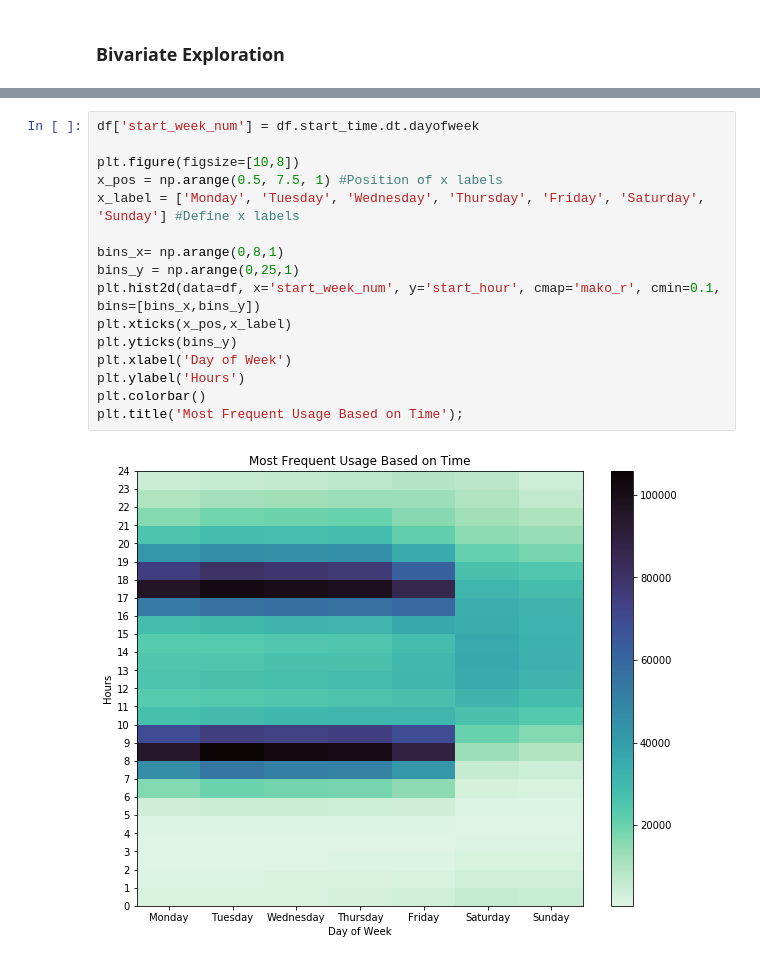
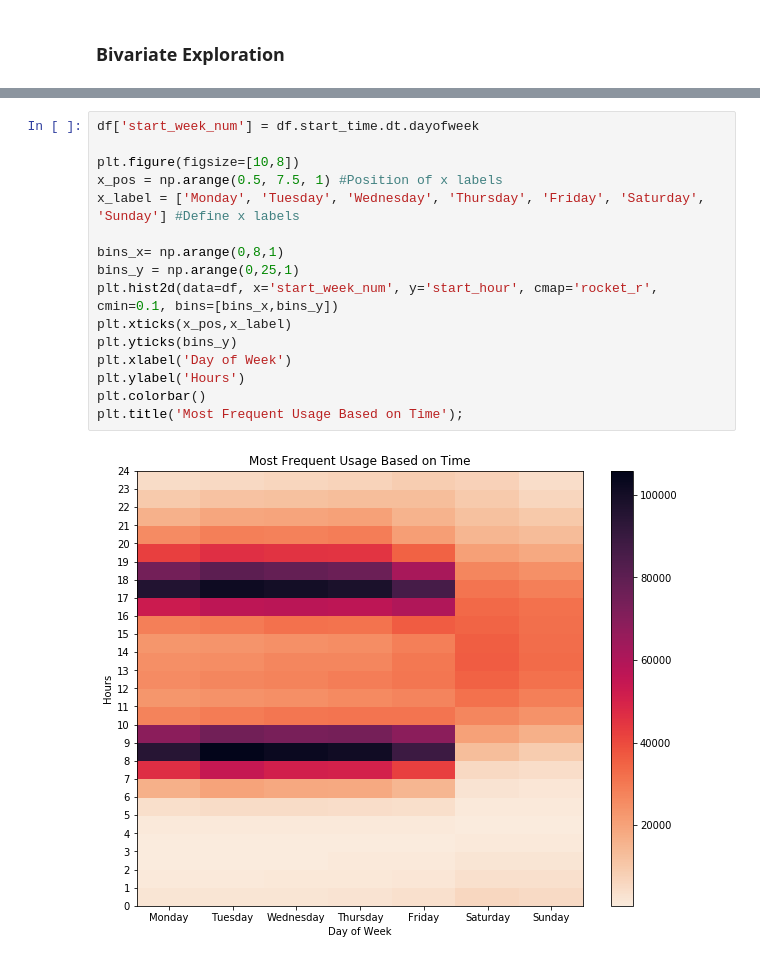
Before and after one commit to sclkan/Lyft-Analysis, a Jupyter notebook: lyft_baywheels_analysis.ipynb, the cells around one changed output, grey strips where cells are left out. Saved outputs shown, nothing was run; the diff lists cells and outputs as text.

```diff
--- a/lyft_baywheels_analysis.ipynb
+++ b/lyft_baywheels_analysis.ipynb
@@ -417,21 +430,21 @@ plt.ylim(0,30);
 # %%
 df['start_week_num'] = df.start_time.dt.dayofweek
 
 plt.figure(figsize=[10,8])
 x_pos = np.arange(0.5, 7.5, 1) #Position of x labels
 x_label = ['Monday', 'Tuesday', 'Wednesday', 'Thursday', 'Friday', 'Saturday', 'Sunday'] #Define x labels
 
 bins_x= np.arange(0,8,1)
 bins_y = np.arange(0,25,1)
-plt.hist2d(data=df, x='start_week_num', y='start_hour', cmap='mako_r', cmin=0.1, bins=[bins_x,bins_y])
+plt.hist2d(data=df, x='start_week_num', y='start_hour', cmap='rocket_r', cmin=0.1, bins=[bins_x,bins_y])
 plt.xticks(x_pos,x_label)
 plt.yticks(bins_y)
 plt.xlabel('Day of Week')
 plt.ylabel('Hours')
 plt.colorbar()
 plt.title('Most Frequent Usage Based on Time');
 # %% [output]
-[figure, old version]
+[figure, new version]
 # %%
 fig, ax = plt.subplots(3,1, figsize=[8,20])
 sb.countplot(data=df, x='start_week', hue='period', palette='Blues', ax=ax[0])
```
Also changed, not shown: parts of 12 cells of this notebook.
